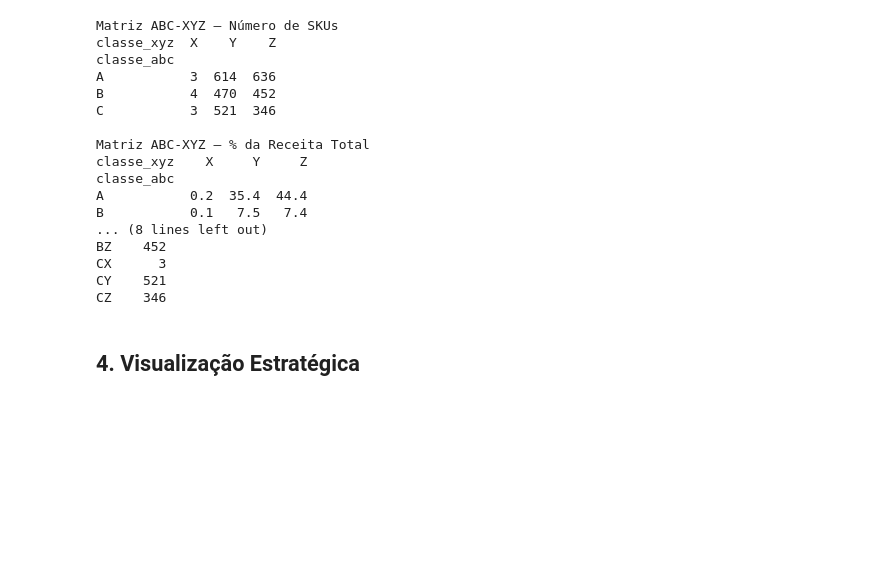
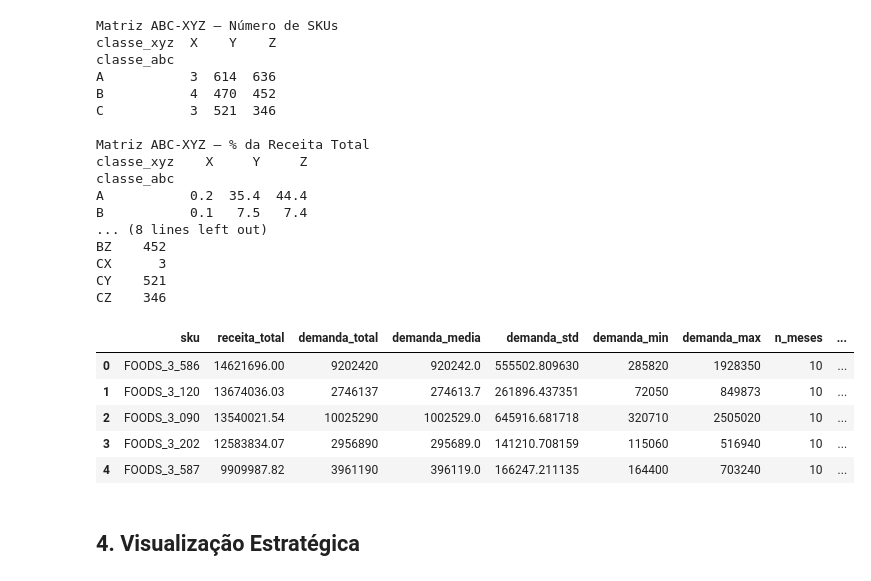
Before and after one commit to petrugeral/Real_world_DS_Stock, a Jupyter notebook: ep01_notebook.ipynb, the cells around one changed output. Cells and saved outputs as stored; diff of their text form; code cells hidden in the pictures; blank space fills up the shorter version.

```diff
--- a/ep01_notebook.ipynb
+++ b/ep01_notebook.ipynb
@@ -356,6 +357,15 @@ BZ    452
 CX      3
 CY    521
 CZ    346
+# %%
+classificacao.head()
+# %% [output]
+|  | sku | receita_total | demanda_total | demanda_media | demanda_std | demanda_min | demanda_max | n_meses | ... |
+| 0 | FOODS_3_586 | 14621696.00 | 9202420 | 920242.0 | 555502.809630 | 285820 | 1928350 | 10 | ... |
+| 1 | FOODS_3_120 | 13674036.03 | 2746137 | 274613.7 | 261896.437351 | 72050 | 849873 | 10 | ... |
+| 2 | FOODS_3_090 | 13540021.54 | 10025290 | 1002529.0 | 645916.681718 | 320710 | 2505020 | 10 | ... |
+| 3 | FOODS_3_202 | 12583834.07 | 2956890 | 295689.0 | 141210.708159 | 115060 | 516940 | 10 | ... |
+| 4 | FOODS_3_587 | 9909987.82 | 3961190 | 396119.0 | 166247.211135 | 164400 | 703240 | 10 | ... |
 # %% [markdown]
 ## 4. Visualização Estratégica
 # %%
```
Also changed, not shown: parts of 15 cells of this notebook, 2 other files.
